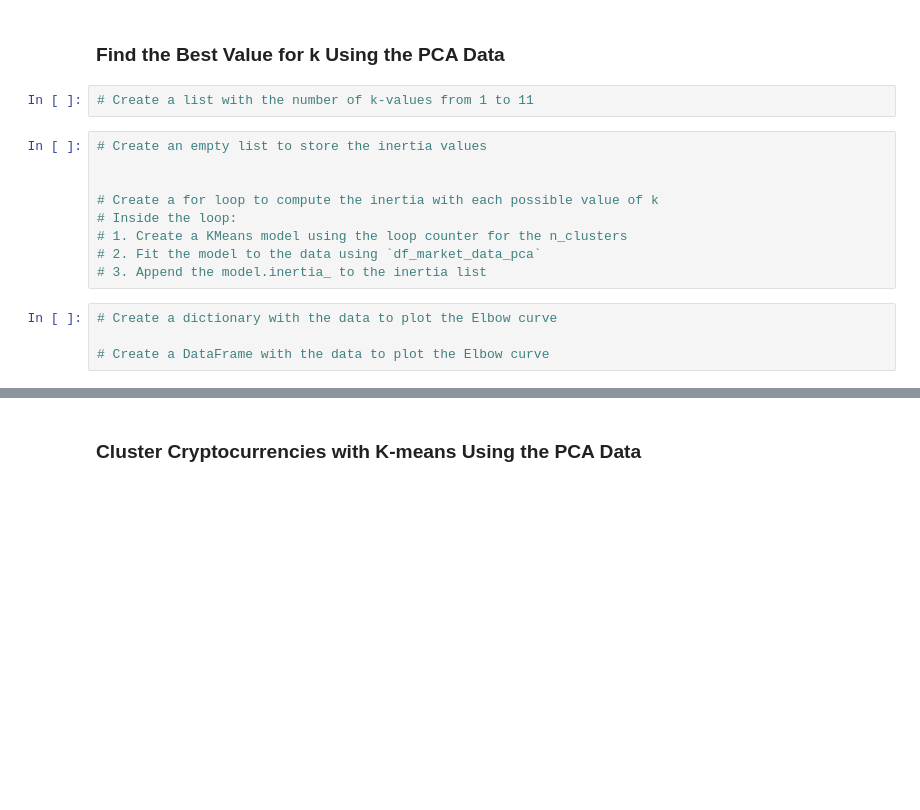
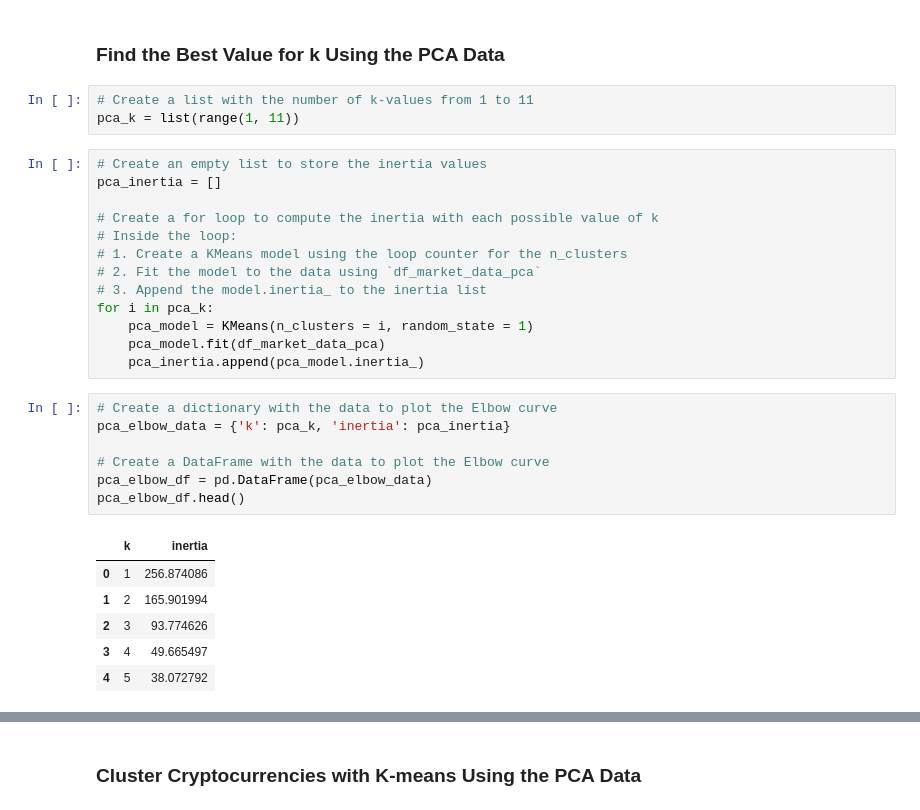
Before and after one commit to fannysigouin/CryptoClustering, a Jupyter notebook: Crypto_Clustering.ipynb, the cells around one changed output, grey strips where cells are left out. Cells and saved outputs as stored; diff of their text form; blank space fills up the shorter version.

```diff
--- a/Crypto_Clustering.ipynb
+++ b/Crypto_Clustering.ipynb
@@ -247,19 +267,34 @@ df_market_data_predicted.hvplot.scatter(x = 'price_change_percentage_24h',
 ### Find the Best Value for k Using the PCA Data
 # %%
 # Create a list with the number of k-values from 1 to 11
+pca_k = list(range(1, 11))
 # %%
 # Create an empty list to store the inertia values
-
+pca_inertia = []
 
 # Create a for loop to compute the inertia with each possible value of k
 # Inside the loop:
 # 1. Create a KMeans model using the loop counter for the n_clusters
 # 2. Fit the model to the data using `df_market_data_pca`
 # 3. Append the model.inertia_ to the inertia list
+for i in pca_k:
+    pca_model = KMeans(n_clusters = i, random_state = 1)
+    pca_model.fit(df_market_data_pca)
+    pca_inertia.append(pca_model.inertia_)
 # %%
 # Create a dictionary with the data to plot the Elbow curve
+pca_elbow_data = {'k': pca_k, 'inertia': pca_inertia}
 
 # Create a DataFrame with the data to plot the Elbow curve
+pca_elbow_df = pd.DataFrame(pca_elbow_data)
+pca_elbow_df.head()
+# %% [output]
+|  | k | inertia |
+| 0 | 1 | 256.874086 |
+| 1 | 2 | 165.901994 |
+| 2 | 3 | 93.774626 |
+| 3 | 4 | 49.665497 |
+| 4 | 5 | 38.072792 |
 # %%
 # Plot a line chart with all the inertia values computed with
 # the different values of k to visually identify the optimal value for k.
```
Also changed, not shown: parts of 19 cells of this notebook.
